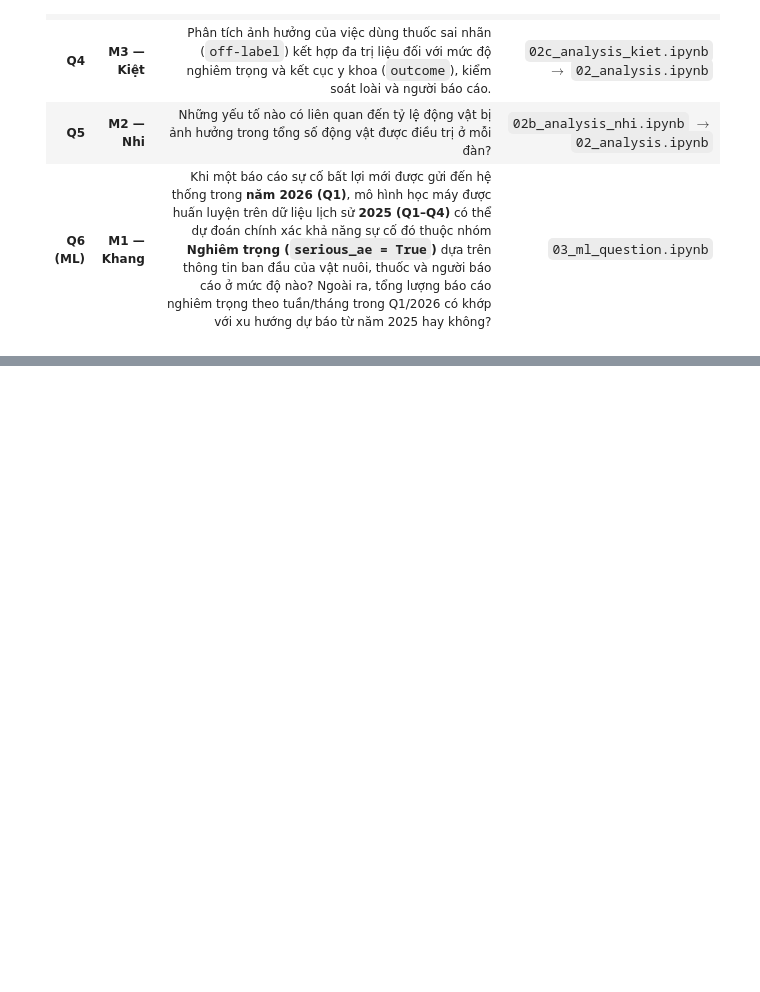
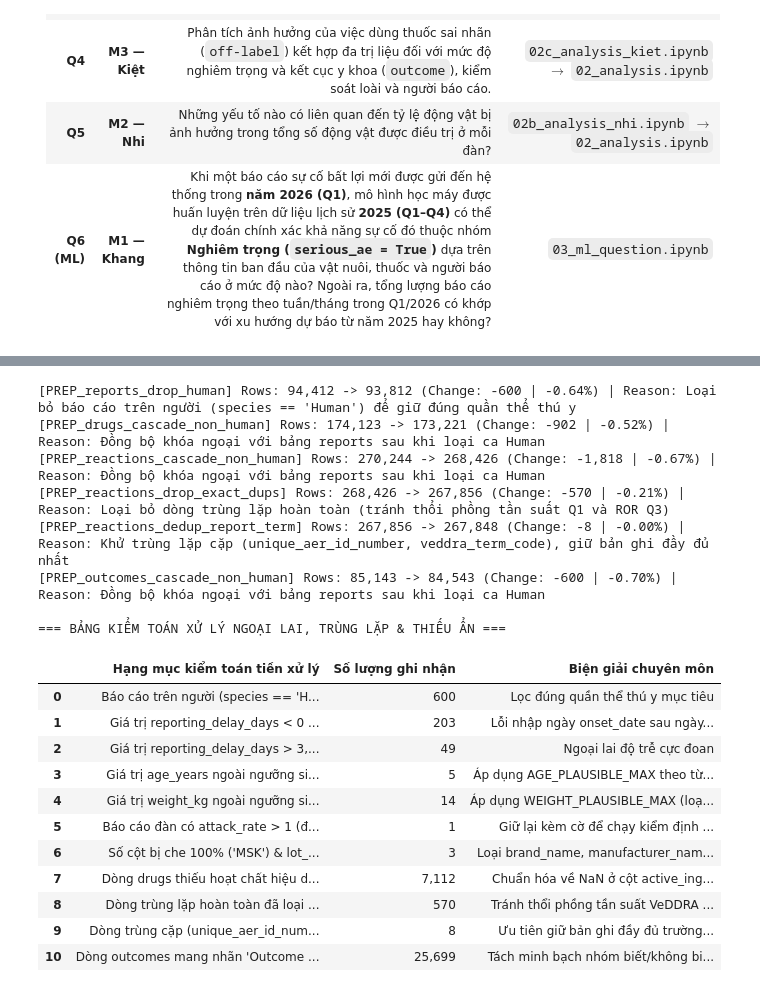
Before and after one commit to LeoTkiet/Prg4DS-G3, a Jupyter notebook: notebooks/01_collection_exploration.ipynb, the cells around one changed output, grey strips where cells are left out. Saved outputs shown, nothing was run; the diff lists cells and outputs as text; code cells hidden in the pictures; blank space fills up the shorter version.

Commit message:
feat(preprocessing): implement core preprocessing pipeline (Task T14) in src and notebook 01

```diff
--- a/notebooks/01_collection_exploration.ipynb
+++ b/notebooks/01_collection_exploration.ipynb
@@ -2486 +2516,48 @@ Từ các đặc tính, bất thường và mối quan hệ khám phá được
+# %%
+# ===== Task T14 (Giai đoạn 2): Thực thi Pipeline Tiền xử lý Lõi (src/preprocessing.py) =====
+clean_tables, prep_audit = run_core_preprocessing(tables, verbose=True)
+
+reports_clean = clean_tables["reports"]
+drugs_clean = clean_tables["drugs"]
+reactions_clean = clean_tables["reactions"]
+outcomes_clean = clean_tables["outcomes"]
+
+# Tổng hợp nhật ký xử lý cấp giá trị / ngoại lai / thiếu ẩn
+audit_rows = [
+    ("Báo cáo trên người (species == 'Human') đã loại bỏ", prep_audit["reports_human_dropped"], "Lọc đúng quần thể thú y mục tiêu"),
+    ("Giá trị reporting_delay_days < 0 đã chuyển thành NaN", prep_audit["delay_negative_nullified"], "Lỗi nhập ngày onset_date sau ngày FDA nhận"),
+    ("Giá trị reporting_delay_days > 3,650 ngày (>10 năm) thành NaN", prep_audit["delay_gt_10y_nullified"], "Ngoại lai độ trễ cực đoan"),
+    ("Giá trị age_years ngoài ngưỡng sinh học loài thành NaN", prep_audit["age_outliers_nullified"], "Áp dụng AGE_PLAUSIBLE_MAX theo từng loài"),
+    ("Giá trị weight_kg ngoài ngưỡng sinh học loài thành NaN", prep_audit["weight_outliers_nullified"], "Áp dụng WEIGHT_PLAUSIBLE_MAX (loại ca 74,000 kg...)"),
+    ("Báo cáo đàn có attack_rate > 1 (được gắn cờ attack_rate_gt_1)", prep_audit["herd_attack_rate_gt_1"], "Giữ lại kèm cờ để chạy kiểm định độ vững D6 ở Q5"),
+    ("Số cột bị che 100% ('MSK') & lot_number đã loại ở bảng drugs", prep_audit["drugs_cols_dropped"], "Loại brand_name, manufacturer_name, lot_number"),
+    ("Dòng drugs thiếu hoạt chất hiệu dụng (NaN + placeholder)", prep_audit["drugs_active_ing_missing_effective"], "Chuẩn hóa về NaN ở cột active_ingredients_clean"),
+    ("Dòng trùng lặp hoàn toàn đã loại ở bảng reactions", prep_audit["reactions_exact_dups_dropped"], "Tránh thổi phồng tần suất VeDDRA (Q1) và ROR (Q3)"),
+    ("Dòng trùng cặp (unique_aer_id_number, veddra_term_code) đã gộp", prep_audit["reactions_key_dups_dropped"], "Ưu tiên giữ bản ghi đầy đủ trường thông tin nhất"),
+    ("Dòng outcomes mang nhãn 'Outcome Unknown' (is_outcome_known=False)", prep_audit["outcomes_unknown_count"], "Tách minh bạch nhóm biết/không biết kết cục ở Q4"),
+]
+audit_df = pd.DataFrame(audit_rows, columns=["Hạng mục kiểm toán tiền xử lý", "Số lượng ghi nhận", "Biện giải chuyên môn"])
+print("\n=== BẢNG KIỂM TOÁN XỬ LÝ NGOẠI LAI, TRÙNG LẶP & THIẾU ẨN ===")
+display(audit_df.style.format({"Số lượng ghi nhận": "{:,}"}))
+# %% [output]
+[PREP_reports_drop_human] Rows: 94,412 -> 93,812 (Change: -600 | -0.64%) | Reason: Loại bỏ báo cáo trên người (species == 'Human') để giữ đúng quần thể thú y
+[PREP_drugs_cascade_non_human] Rows: 174,123 -> 173,221 (Change: -902 | -0.52%) | Reason: Đồng bộ khóa ngoại với bảng reports sau khi loại ca Human
+[PREP_reactions_cascade_non_human] Rows: 270,244 -> 268,426 (Change: -1,818 | -0.67%) | Reason: Đồng bộ khóa ngoại với bảng reports sau khi loại ca Human
+[PREP_reactions_drop_exact_dups] Rows: 268,426 -> 267,856 (Change: -570 | -0.21%) | Reason: Loại bỏ dòng trùng lặp hoàn toàn (tránh thổi phồng tần suất Q1 và ROR Q3)
+[PREP_reactions_dedup_report_term] Rows: 267,856 -> 267,848 (Change: -8 | -0.00%) | Reason: Khử trùng lặp cặp (unique_aer_id_number, veddra_term_code), giữ bản ghi đầy đủ nhất
+[PREP_outcomes_cascade_non_human] Rows: 85,143 -> 84,543 (Change: -600 | -0.70%) | Reason: Đồng bộ khóa ngoại với bảng reports sau khi loại ca Human
+
+=== BẢNG KIỂM TOÁN XỬ LÝ NGOẠI LAI, TRÙNG LẶP & THIẾU ẨN ===
+|  | Hạng mục kiểm toán tiền xử lý | Số lượng ghi nhận | Biện giải chuyên môn |
+| 0 | Báo cáo trên người (species == 'H... | 600 | Lọc đúng quần thể thú y mục tiêu |
+| 1 | Giá trị reporting_delay_days < 0 ... | 203 | Lỗi nhập ngày onset_date sau ngày... |
+| 2 | Giá trị reporting_delay_days > 3,... | 49 | Ngoại lai độ trễ cực đoan |
+| 3 | Giá trị age_years ngoài ngưỡng si... | 5 | Áp dụng AGE_PLAUSIBLE_MAX theo từ... |
+| 4 | Giá trị weight_kg ngoài ngưỡng si... | 14 | Áp dụng WEIGHT_PLAUSIBLE_MAX (loạ... |
+| 5 | Báo cáo đàn có attack_rate > 1 (đ... | 1 | Giữ lại kèm cờ để chạy kiểm định ... |
+| 6 | Số cột bị che 100% ('MSK') & lot_... | 3 | Loại brand_name, manufacturer_nam... |
+| 7 | Dòng drugs thiếu hoạt chất hiệu d... | 7,112 | Chuẩn hóa về NaN ở cột active_ing... |
+| 8 | Dòng trùng lặp hoàn toàn đã loại ... | 570 | Tránh thổi phồng tần suất VeDDRA ... |
+| 9 | Dòng trùng cặp (unique_aer_id_num... | 8 | Ưu tiên giữ bản ghi đầy đủ trường... |
+| 10 | Dòng outcomes mang nhãn 'Outcome ... | 25,699 | Tách minh bạch nhóm biết/không bi... |
 # %%
```
Also changed, not shown: parts of 5 cells of this notebook, 1 other file.
